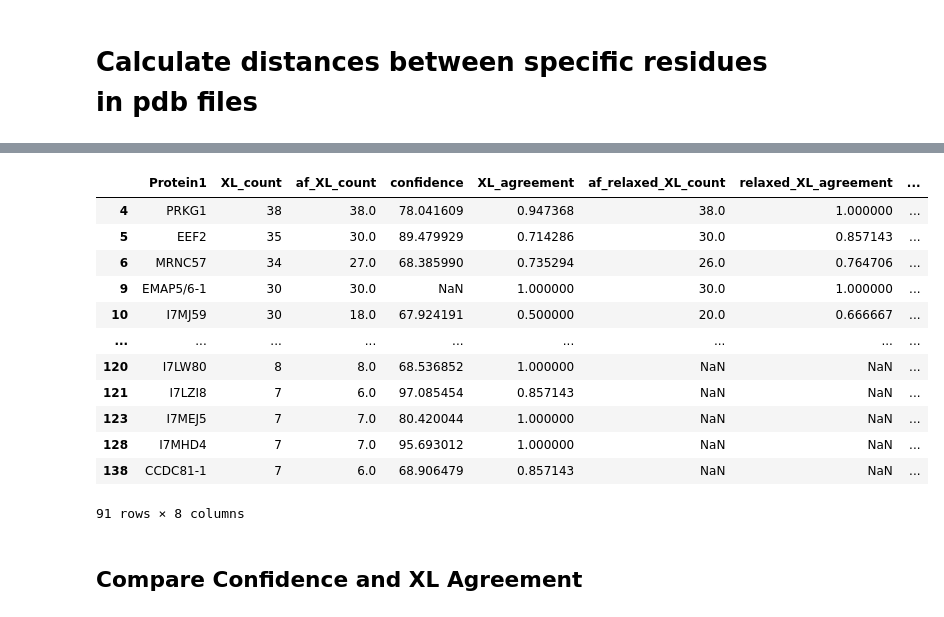
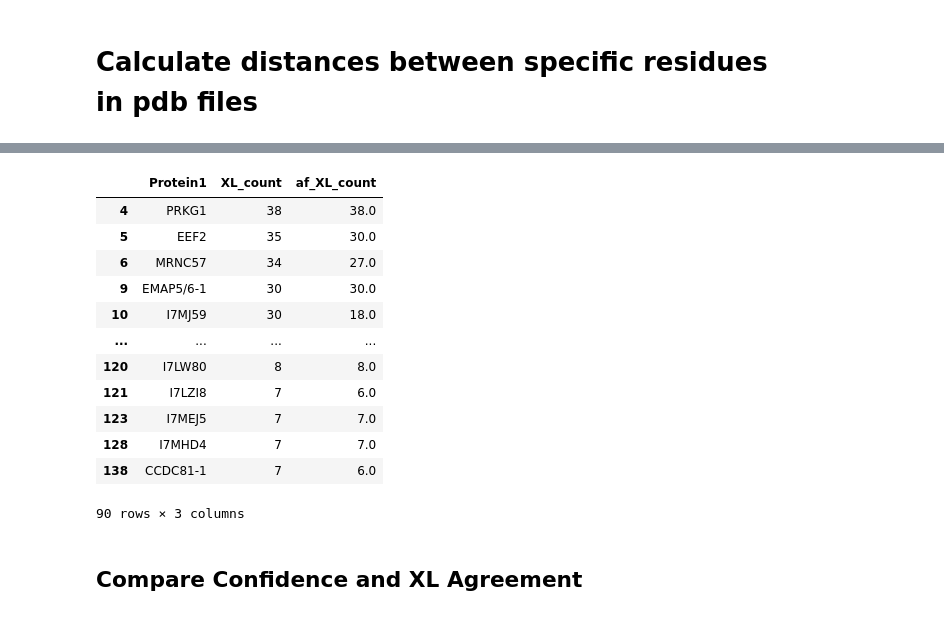
Before and after one commit to epenning/crosslinking, a Jupyter notebook: compare_crosslinks.ipynb, the cells around one changed output, grey strips where cells are left out. Cells and saved outputs as stored; diff of their text form; code cells hidden in the pictures.

```diff
--- a/compare_crosslinks.ipynb
+++ b/compare_crosslinks.ipynb
@@ -62,3 +50,5 @@ See the caveats in the documentation: https://pandas.pydata.org/pandas-docs/stab
 # %%
 # Extract XL counts
 intra_XL_counts = XLs_intra_nonred['Protein1'].value_counts().reset_index().rename(columns = {'index': 'Protein1', 'Protein1': 'XL_count'})
+XLs_intra_nonred.loc[:,'af_distance'] = None
+XLs_intra_nonred
@@ -65,42 +74,56 @@ intra_XL_counts = XLs_intra_nonred['Protein1'].value_counts().reset_index().rena
 # %%
-def read_pdb_CA(pdb_filepath):
+pdbs = {}
+
+def read_pdb_ca(pdb_filepath):
     ppdb = PandasPdb().read_pdb(pdb_filepath) # reads pdb into pandas df
     pdbatom = ppdb.df['ATOM'] # extracts only the atom data type from pdb
     return pdbatom[(pdbatom['atom_name']=='CA')] # selects the only the CA atoms
 
-def get_XLs_from_pdb(protein_name, threshold, pdb):
-    protein_XLs = XLs_intra_nonred.loc[XLs_intra_nonred['Protein1'] == protein_name]
-    protein_XLs['af_distance'] = protein_XLs.apply(lambda x : calculate_dist(pdb, x), axis = 1)
-    return protein_XLs[protein_XLs['af_distance'] < threshold]
-
-def get_af_XL_counts(protein_XL_counts, threshold, pdb_suffix):
-    protein = protein_XL_counts['Protein1']
+def read_protein_pdb(protein, pdb_suffix):
+    if pdb_suffix not in pdbs:
+        pdbs[pdb_suffix] = {}
+    elif protein in pdbs[pdb_suffix]:
+        return pdbs[pdb_suffix][protein]
+    pdbs_with_suffix = pdbs[pdb_suffix]
 
     pdb_filepath = 'models/' + sanitize_protein(protein) + pdb_suffix
-    if (not exists(pdb_filepath)):
-        #print(protein + ' PDB file not found. Skipping...')
+    if not exists(pdb_filepath):
+        # print(protein + ' PDB file not found. Skipping...')
         return None
+    pdb_ca = read_pdb_ca(pdb_filepath)
 
-    pdb_CA = read_pdb_CA(pdb_filepath)
+    pdbs_with_suffix[protein] = pdb_ca
+    return pdb_ca
 
-    return get_XLs_from_pdb(protein, threshold, pdb_CA).count()['Id']
+def fill_xls_from_pdb(protein_name, threshold, pdb):
+    XLs_intra_nonred['af_distance'] = XLs_intra_nonred.apply(lambda x : x.af_distance if x.Protein1 != protein_name else calculate_dist(pdb, x), axis = 1)
+    return XLs_intra_nonred[(XLs_intra_nonred['af_distance'] < threshold) & (XLs_intra_nonred['Protein1'] == protein_name)]
+
+def get_af_xl_counts(protein_xl_counts, threshold, pdb_suffix):
+    protein = protein_xl_counts['Protein1']
+    pdb_ca = read_protein_pdb(protein, pdb_suffix)
+    if pdb_ca is None:
+        return None
+    return fill_xls_from_pdb(protein, threshold, pdb_ca).count()['Id']
 # %%
-intra_XL_counts['af_XL_count'] = intra_XL_counts.apply(lambda x : get_af_XL_counts(x, 40, '-unrelaxed_model_1.pdb'), axis = 1)
+intra_XL_counts['af_XL_count'] = intra_XL_counts.apply(lambda x : get_af_xl_counts(x, 40, UNRELAXED_PDB_SUFFIX), axis = 1)
 intra_XL_counts[intra_XL_counts['af_XL_count'].notnull()]
+
+# ACBD7 has an invalid character, re-download PDB later
 # %% [output]
-|  | Protein1 | XL_count | af_XL_count | confidence | XL_agreement | af_relaxed_XL_count | relaxed_XL_agreement | ... |
-| 4 | PRKG1 | 38 | 38.0 | 78.041609 | 0.947368 | 38.0 | 1.000000 | ... |
-| 5 | EEF2 | 35 | 30.0 | 89.479929 | 0.714286 | 30.0 | 0.857143 | ... |
-| 6 | MRNC57 | 34 | 27.0 | 68.385990 | 0.735294 | 26.0 | 0.764706 | ... |
-| 9 | EMAP5/6-1 | 30 | 30.0 | NaN | 1.000000 | 30.0 | 1.000000 | ... |
-| 10 | I7MJ59 | 30 | 18.0 | 67.924191 | 0.500000 | 20.0 | 0.666667 | ... |
-| ... | ... | ... | ... | ... | ... | ... | ... | ... |
-| 120 | I7LW80 | 8 | 8.0 | 68.536852 | 1.000000 | NaN | NaN | ... |
-| 121 | I7LZI8 | 7 | 6.0 | 97.085454 | 0.857143 | NaN | NaN | ... |
-| 123 | I7MEJ5 | 7 | 7.0 | 80.420044 | 1.000000 | NaN | NaN | ... |
-| 128 | I7MHD4 | 7 | 7.0 | 95.693012 | 1.000000 | NaN | NaN | ... |
-| 138 | CCDC81-1 | 7 | 6.0 | 68.906479 | 0.857143 | NaN | NaN | ... |
+|  | Protein1 | XL_count | af_XL_count |
+| 4 | PRKG1 | 38 | 38.0 |
+| 5 | EEF2 | 35 | 30.0 |
+| 6 | MRNC57 | 34 | 27.0 |
+| 9 | EMAP5/6-1 | 30 | 30.0 |
+| 10 | I7MJ59 | 30 | 18.0 |
+| ... | ... | ... | ... |
+| 120 | I7LW80 | 8 | 8.0 |
+| 121 | I7LZI8 | 7 | 6.0 |
+| 123 | I7MEJ5 | 7 | 7.0 |
+| 128 | I7MHD4 | 7 | 7.0 |
+| 138 | CCDC81-1 | 7 | 6.0 |
-91 rows × 8 columns
+90 rows × 3 columns
 # %% [markdown]
 ## Compare Confidence and XL Agreement
 # %%
```
Also changed, not shown: parts of 23 cells of this notebook.
